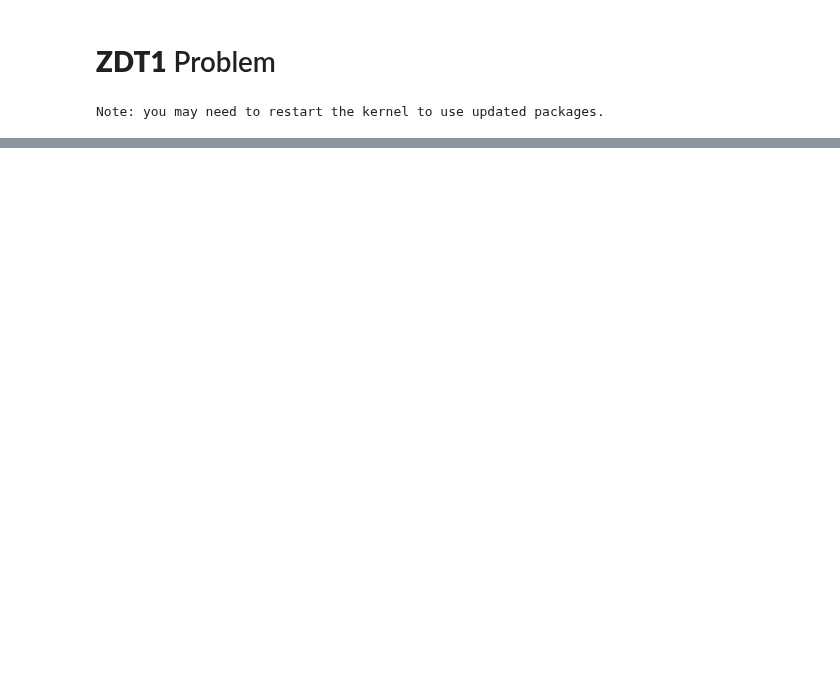
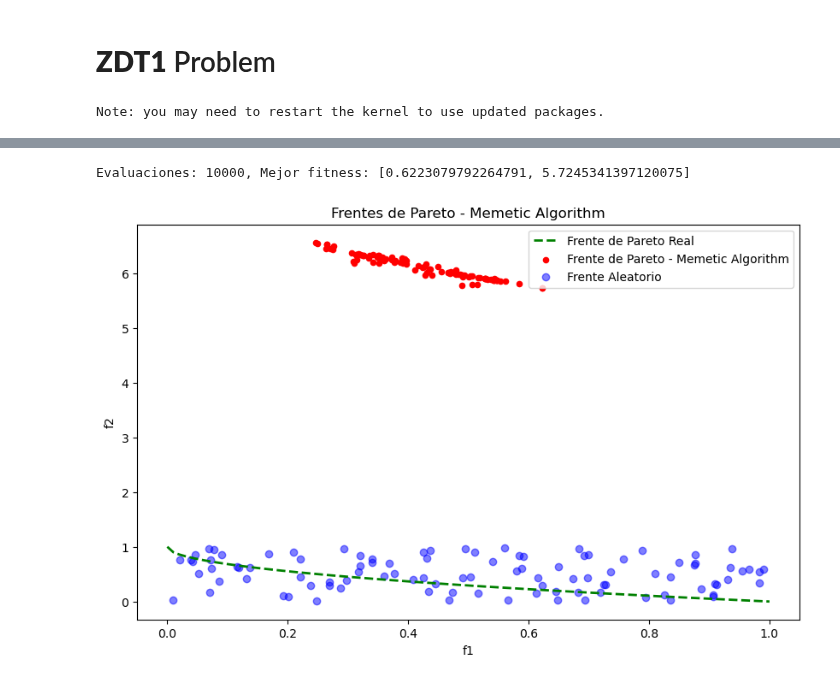
Before and after one commit to JorgeDC01/EMOC, a Jupyter notebook: H2/ZDT1.ipynb, the cells around one changed output, grey strips where cells are left out. Drawn from its saved outputs; the diff is of its cells as text; code cells hidden in the pictures; blank space fills up the shorter version.

```diff
--- a/H2/ZDT1.ipynb
+++ b/H2/ZDT1.ipynb
@@ -22,0 +236,43 @@ plot(problem.pareto_front(), no_fill=True)
+# %%
+import matplotlib.pyplot as plt
+import numpy as np
+
+def plot_pareto_front(problem, pop, algorithm_name="NSGA-II", random_front=None):
+    # Extraer los valores de fitness de la población
+    f1, f2 = zip(*[fitness_zdt1(ind) for ind in pop])
+
+    plt.figure(figsize=(10, 6))
+
+    # Frente de Pareto real de ZDT1
+    real_pareto = problem.pareto_front()
+    plt.plot(real_pareto[:, 0], real_pareto[:, 1], 'g--', label="Frente de Pareto Real", linewidth=2)
+
+    # Frente de Pareto obtenido por el algoritmo
+    plt.scatter(f1, f2, color="red", label=f"Frente de Pareto - {algorithm_name}", s=20)
+
+    # Si tienes un frente aleatorio, también lo puedes incluir
+    if random_front is not None:
+        plt.scatter(random_front[:, 0], random_front[:, 1], color="blue", label="Frente Aleatorio", alpha=0.5)
+
+    plt.xlabel("f1")
+    plt.ylabel("f2")
+    plt.title(f"Frentes de Pareto - {algorithm_name}")
+    plt.legend()
+    plt.show()
+# %%
+# Inicializar el problema ZDT1
+problem = get_problem("zdt1")
+
+# Crear población inicial para ZDT1
+population = create_zdt1_population(N=100)
+
+# Ejecutar el algoritmo memético
+result_population = evolve(population, fitness=fitness_zdt1, pmut=0.2, neval=10000, T=6, pcross=0.7,
+                           elitism=False, step_size=0.2, local_search_prob=0.4, ls_function=local_search_zdt1)
+
+# Graficar los frentes de Pareto
+random_front = np.random.rand(100, 2)  # Frente aleatorio simulado
+plot_pareto_front(problem, result_population, algorithm_name="Memetic Algorithm", random_front=random_front)
+# %% [output]
+Evaluaciones: 10000, Mejor fitness: [0.6223079792264791, 5.7245341397120075]
+[figure, added]
```
Also changed, not shown: parts of 8 cells of this notebook.
